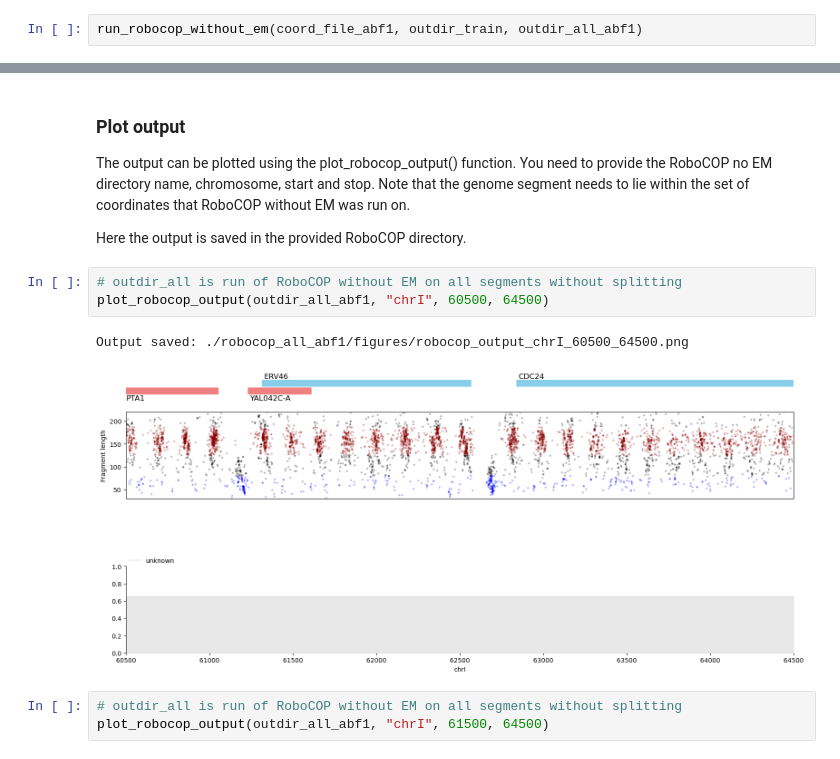
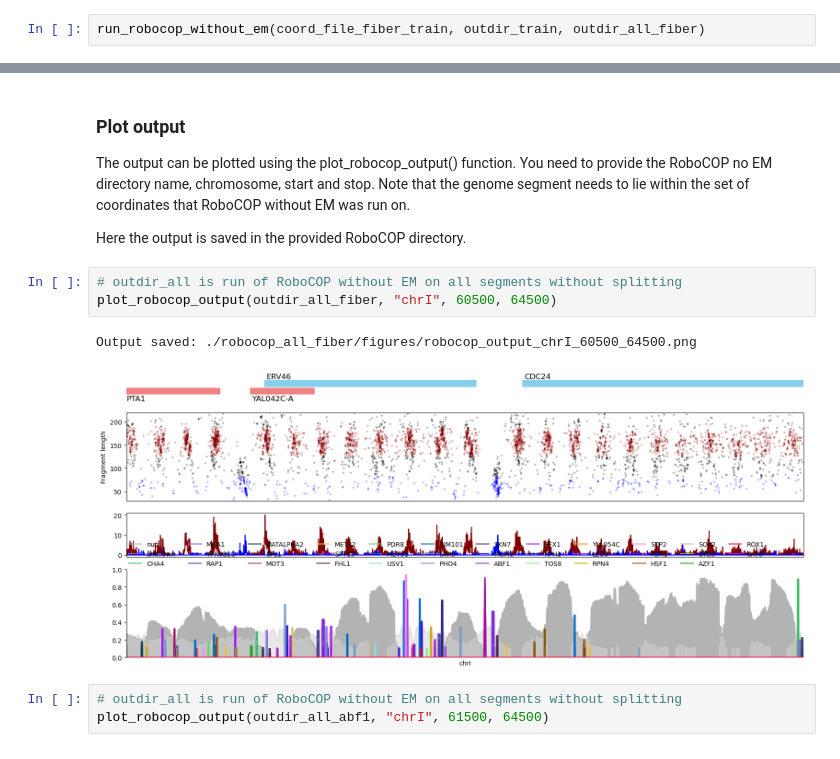
Before and after one commit to nhatduongnn/roboNhat_w_new_changes, a Jupyter notebook: analysis/example_robocop.ipynb, the cells around one changed output, grey strips where cells are left out. Cells and saved outputs as stored; diff of their text form.

Commit message:
implemented plotting changes, data structure changes, and updated code in robocopExtras

```diff
--- a/analysis/example_robocop.ipynb
+++ b/analysis/example_robocop.ipynb
@@ -109,6 +126,6 @@ rm: cannot remove './robocop_train/tmpDir': Directory not empty
 # %% [markdown]
 ##### Here we run RoboCOP without EM on all segments.
 # %%
-run_robocop_without_em(coord_file_abf1, outdir_train, outdir_all_abf1)
+run_robocop_without_em(coord_file_fiber_train, outdir_train, outdir_all_fiber)
 # %% [output]
 RoboCOP: model fitting ...
@@ -152,10 +181,10 @@ The output can be plotted using the plot_robocop_output() function. You need to
 Here the output is saved in the provided RoboCOP directory.
 # %%
 # outdir_all is run of RoboCOP without EM on all segments without splitting
-plot_robocop_output(outdir_all_abf1, "chrI", 60500, 64500)
+plot_robocop_output(outdir_all_fiber, "chrI", 60500, 64500)
 # %% [output]
-Output saved: ./robocop_all_abf1/figures/robocop_output_chrI_60500_64500.png
+Output saved: ./robocop_all_fiber/figures/robocop_output_chrI_60500_64500.png
-[figure, old version]
+[figure, new version]
 # %%
 # outdir_all is run of RoboCOP without EM on all segments without splitting
 plot_robocop_output(outdir_all_abf1, "chrI", 61500, 64500)
```
Also changed, not shown: parts of 2 cells of this notebook, 29 other files.
